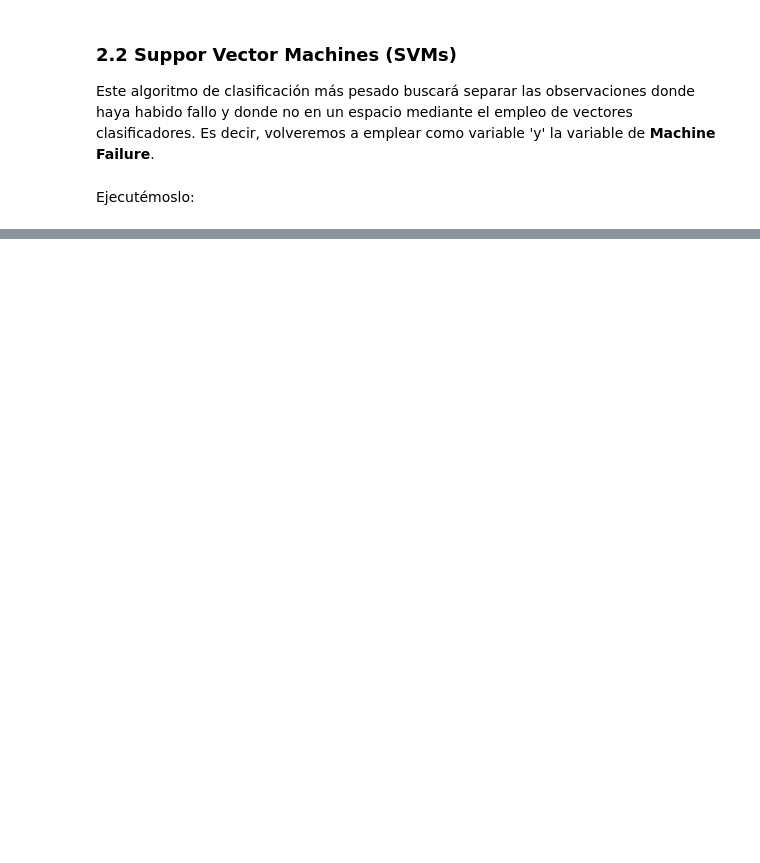
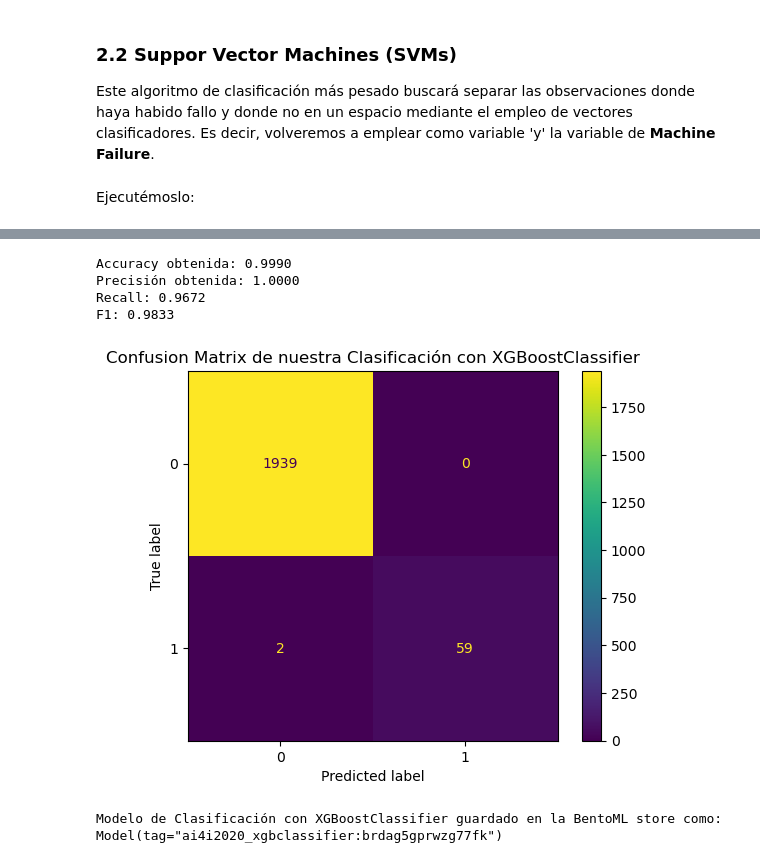
Before and after one commit to UnaiOlaiz/ADDPLI---Proyecto-Final, a Jupyter notebook: src/BentoML/train.ipynb, the cells around one changed output, grey strips where cells are left out. Drawn from its saved outputs; the diff is of its cells as text; code cells hidden in the pictures; blank space fills up the shorter version.

```diff
--- a/src/BentoML/train.ipynb
+++ b/src/BentoML/train.ipynb
@@ -186,0 +325,9 @@ Modelo de Clasificación con Support Vector Machines (SVMs) guardado en la Bento
+# %%
+xgb_classifier()
+# %% [output]
+Accuracy obtenida: 0.9990
+Precisión obtenida: 1.0000
+Recall: 0.9672
+F1: 0.9833
+[figure, added]
+Modelo de Clasificación con XGBoostClassifier guardado en la BentoML store como: Model(tag="ai4i2020_xgbclassifier:brdag5gprwzg77fk")
```
Also changed, not shown: parts of 18 cells of this notebook, 1 other file.
